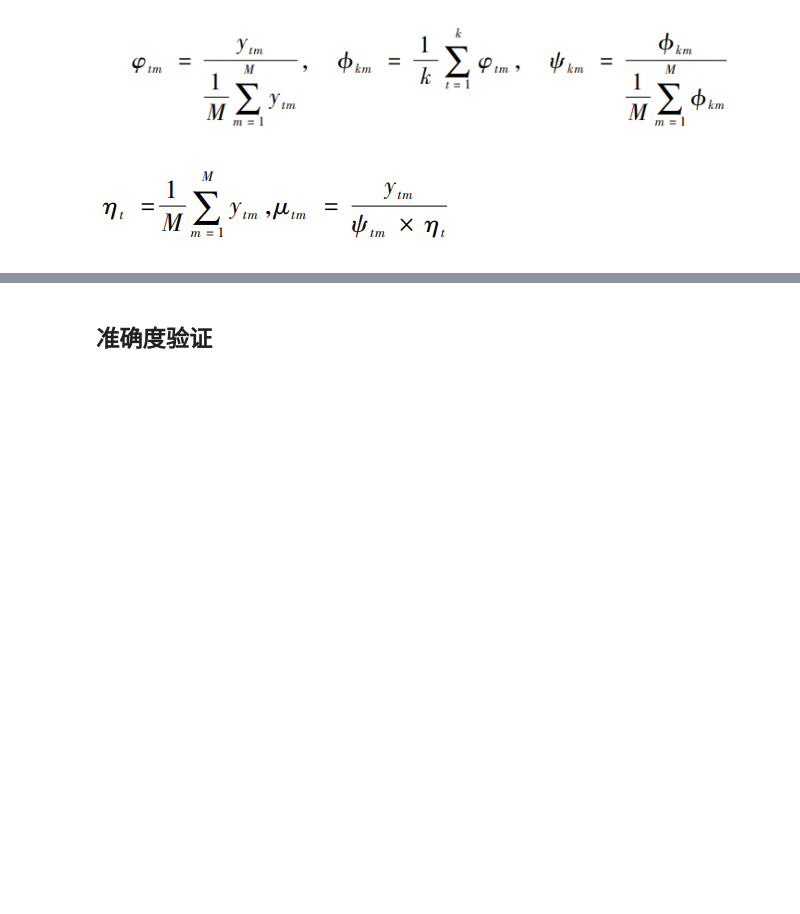
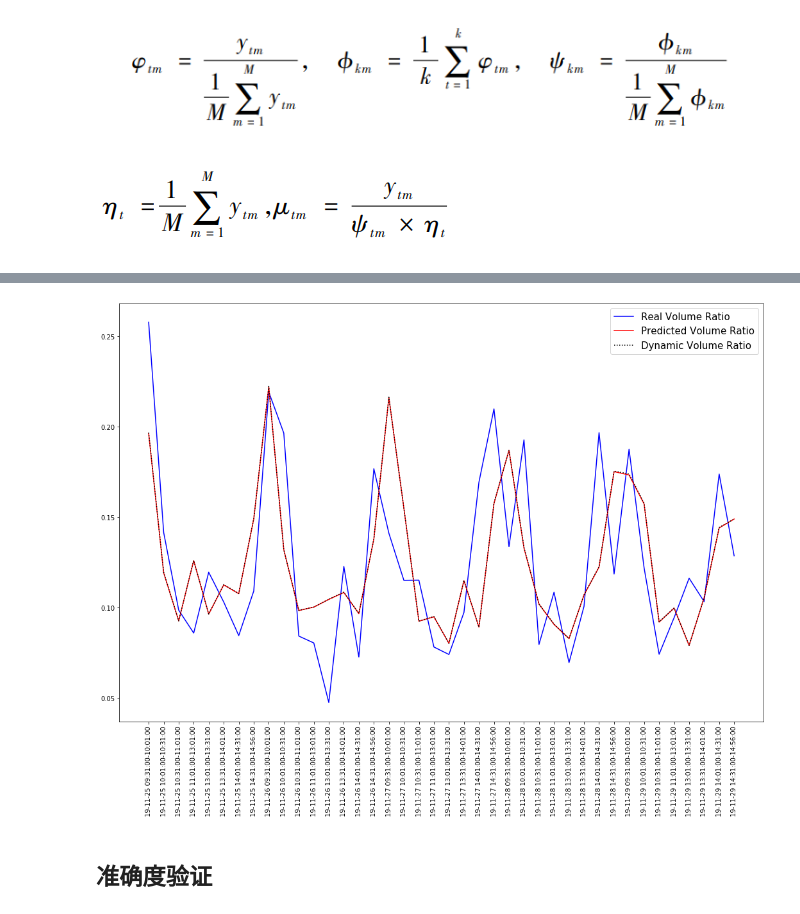
Before and after one commit to GehuaZhang/AlgoExecution, a Jupyter notebook: AlgoExecution.ipynb, the cells around one changed output, grey strips where cells are left out. Saved outputs shown, nothing was run; the diff lists cells and outputs as text; code cells hidden in the pictures; blank space fills up the shorter version.

```diff
--- a/AlgoExecution.ipynb
+++ b/AlgoExecution.ipynb
@@ -316,0 +341,7 @@ Name: value, dtype: float64
+# %%
+def volumePredictDynamic(data,current_date,time_length,alpha,beta,N):
+  modify_df = getOpenCloseRatio(data,current_date,time_length)
+  vol_pred,ratio_pred = volumePredictPanel(data,current_date,time_length,alpha,beta,N)
+  dynamic_ratio_pred=(modify_df+1)*ratio_pred
+  return dynamic_ratio_pred
+volumePredictDynamic(data,current_date,time_length,0.2,0.2,N)
@@ -317,3 +360,41 @@ Name: value, dtype: float64
+# %%
+
+N=30
+current_date = datetime.date(2019,11,29)
+time_length = datetime.time(00,30,00)
+test_length = 5
+
+def predAccuracyDist(data,current_date,time_length,test_length,N,plot=True):
+  traceback_date = current_date-datetime.timedelta(days=test_length+1)
+  _,tradeable_dates=getTracebackData(data,traceback_date,current_date)
+  real_list,ratio_list,dynamic_list,xaxis_list = [],[],[],[]
+  for date in tradeable_dates:
+    _,ratio_pred = volumePredictPanel(data,date,time_length,0.2,0.2,N)
+    dynamic_pred = volumePredictDynamic(data,date,time_length,0.2,0.2,N)
+    real = getVolumePanel(data,date+datetime.timedelta(days=1),time_length,0)
+    real_ratio=real/real.sum()
+
+    xaxis_list.extend([date.strftime("%y-%m-%d")+" "+x for x in real.index.values])
+    real_list.extend(real_ratio.values.ravel().tolist())
+    ratio_list.extend(ratio_pred.to_list())
+    dynamic_list.extend(dynamic_pred.to_list())
+
+  if plot:
+    fig = plt.gcf()
+    fig.set_size_inches(18, 12)
+    plt.plot(xaxis_list,real_list,c="blue",label="Real Volume Ratio")
+    plt.plot(ratio_list,c="red",label="Predicted Volume Ratio")
+    plt.plot(dynamic_list,c="black",linestyle=":",label="Dynamic Volume Ratio")
+    plt.legend(loc='best',fontsize=15)
+    plt.xticks(fontsize=10,rotation=90)
+    plt.show()
+
+  return
+
+
+predAccuracyDist(data,current_date,time_length,test_length,N,plot=True)
+# %% [output]
+[figure, added]
 # %%
 def viewPanelHist(panel_df):
   k,m = panel_df.shape
```
Also changed, not shown: parts of 17 cells of this notebook.
